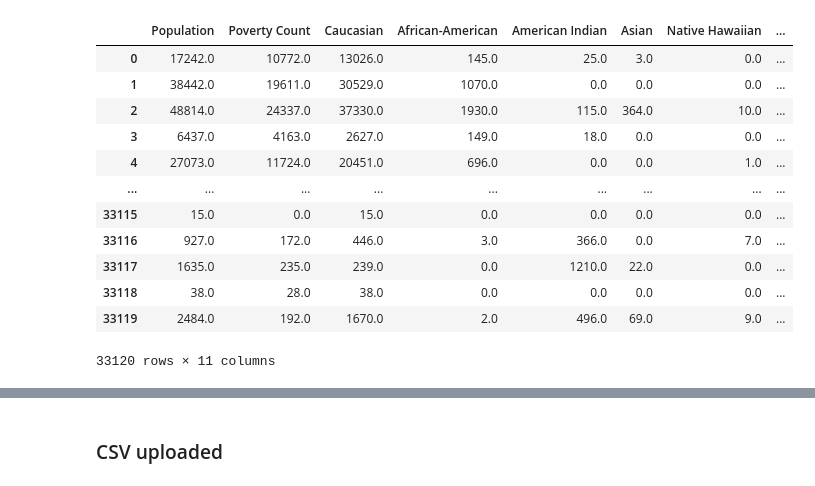
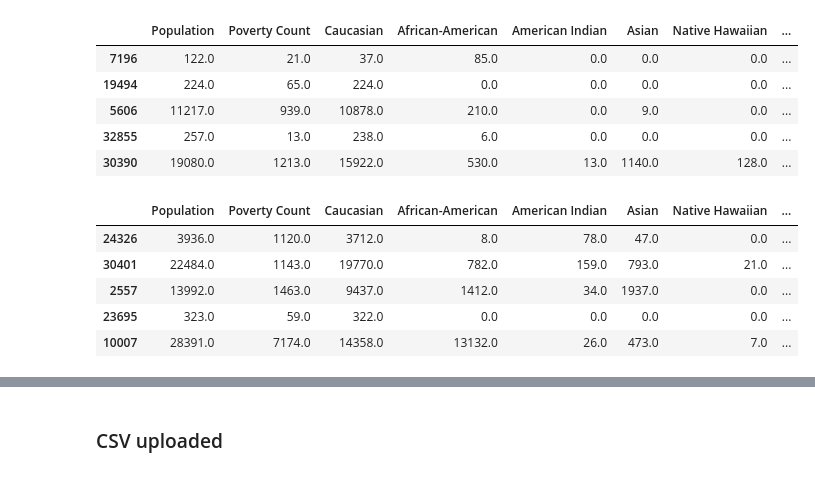
Before and after one commit to NoahGoldstein13/full_stack_data_analytics_project, a Jupyter notebook: Nadia/cleaning_data.ipynb, the cells around one changed output, grey strips where cells are left out. Saved outputs shown, nothing was run; the diff lists cells and outputs as text; code cells hidden in the pictures.

Commit message:
updated census

```diff
--- a/Nadia/cleaning_data.ipynb
+++ b/Nadia/cleaning_data.ipynb
@@ -34,18 +34,11 @@ census_pd = census_pd.rename(columns={"B01003_001E": "Population",
                                       "B03001_003E": "Hispanic",
                                       "zip code tabulation area": "Zipcode"})
 # %%
-census_pd
+census_pd.sample(5)
 # %% [output]
 |  | Population | Poverty Count | Caucasian | African-American | American Indian | Asian | Native Hawaiian | ... |
-| 0 | 17242.0 | 10772.0 | 13026.0 | 145.0 | 25.0 | 3.0 | 0.0 | ... |
-| 1 | 38442.0 | 19611.0 | 30529.0 | 1070.0 | 0.0 | 0.0 | 0.0 | ... |
-| 2 | 48814.0 | 24337.0 | 37330.0 | 1930.0 | 115.0 | 364.0 | 10.0 | ... |
-| 3 | 6437.0 | 4163.0 | 2627.0 | 149.0 | 18.0 | 0.0 | 0.0 | ... |
-| 4 | 27073.0 | 11724.0 | 20451.0 | 696.0 | 0.0 | 0.0 | 1.0 | ... |
-| ... | ... | ... | ... | ... | ... | ... | ... | ... |
-| 33115 | 15.0 | 0.0 | 15.0 | 0.0 | 0.0 | 0.0 | 0.0 | ... |
-| 33116 | 927.0 | 172.0 | 446.0 | 3.0 | 366.0 | 0.0 | 7.0 | ... |
-| 33117 | 1635.0 | 235.0 | 239.0 | 0.0 | 1210.0 | 22.0 | 0.0 | ... |
-| 33118 | 38.0 | 28.0 | 38.0 | 0.0 | 0.0 | 0.0 | 0.0 | ... |
-| 33119 | 2484.0 | 192.0 | 1670.0 | 2.0 | 496.0 | 69.0 | 9.0 | ... |
+| 7196 | 122.0 | 21.0 | 37.0 | 85.0 | 0.0 | 0.0 | 0.0 | ... |
+| 19494 | 224.0 | 65.0 | 224.0 | 0.0 | 0.0 | 0.0 | 0.0 | ... |
+| 5606 | 11217.0 | 939.0 | 10878.0 | 210.0 | 0.0 | 9.0 | 0.0 | ... |
+| 32855 | 257.0 | 13.0 | 238.0 | 6.0 | 0.0 | 0.0 | 0.0 | ... |
+| 30390 | 19080.0 | 1213.0 | 15922.0 | 530.0 | 13.0 | 1140.0 | 128.0 | ... |
-33120 rows × 11 columns
@@ -51,0 +48,9 @@ census_pd
+# %%
+census_pd.sample(5)
+# %% [output]
+|  | Population | Poverty Count | Caucasian | African-American | American Indian | Asian | Native Hawaiian | ... |
+| 24326 | 3936.0 | 1120.0 | 3712.0 | 8.0 | 78.0 | 47.0 | 0.0 | ... |
+| 30401 | 22484.0 | 1143.0 | 19770.0 | 782.0 | 159.0 | 793.0 | 21.0 | ... |
+| 2557 | 13992.0 | 1463.0 | 9437.0 | 1412.0 | 34.0 | 1937.0 | 0.0 | ... |
+| 23695 | 323.0 | 59.0 | 322.0 | 0.0 | 0.0 | 0.0 | 0.0 | ... |
+| 10007 | 28391.0 | 7174.0 | 14358.0 | 13132.0 | 26.0 | 473.0 | 7.0 | ... |
```
Also changed, not shown: parts of 4 cells of this notebook.
